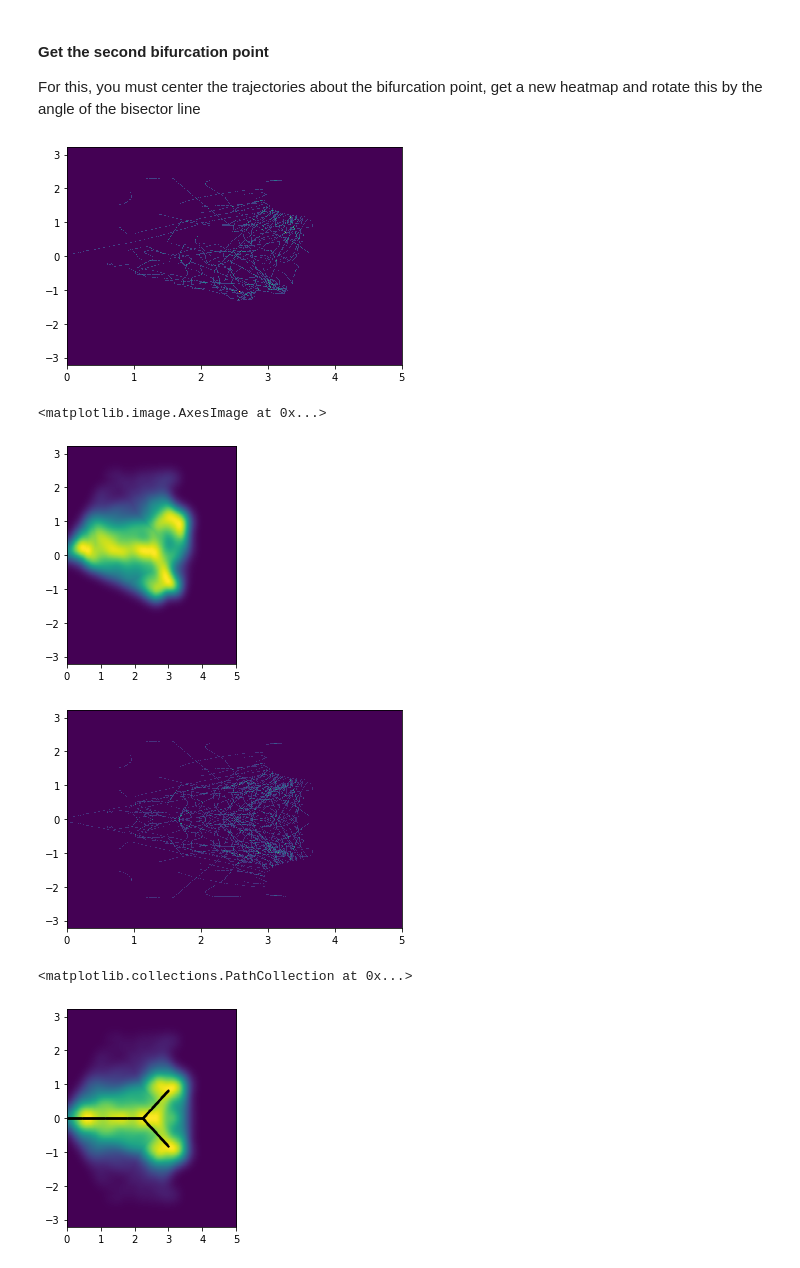
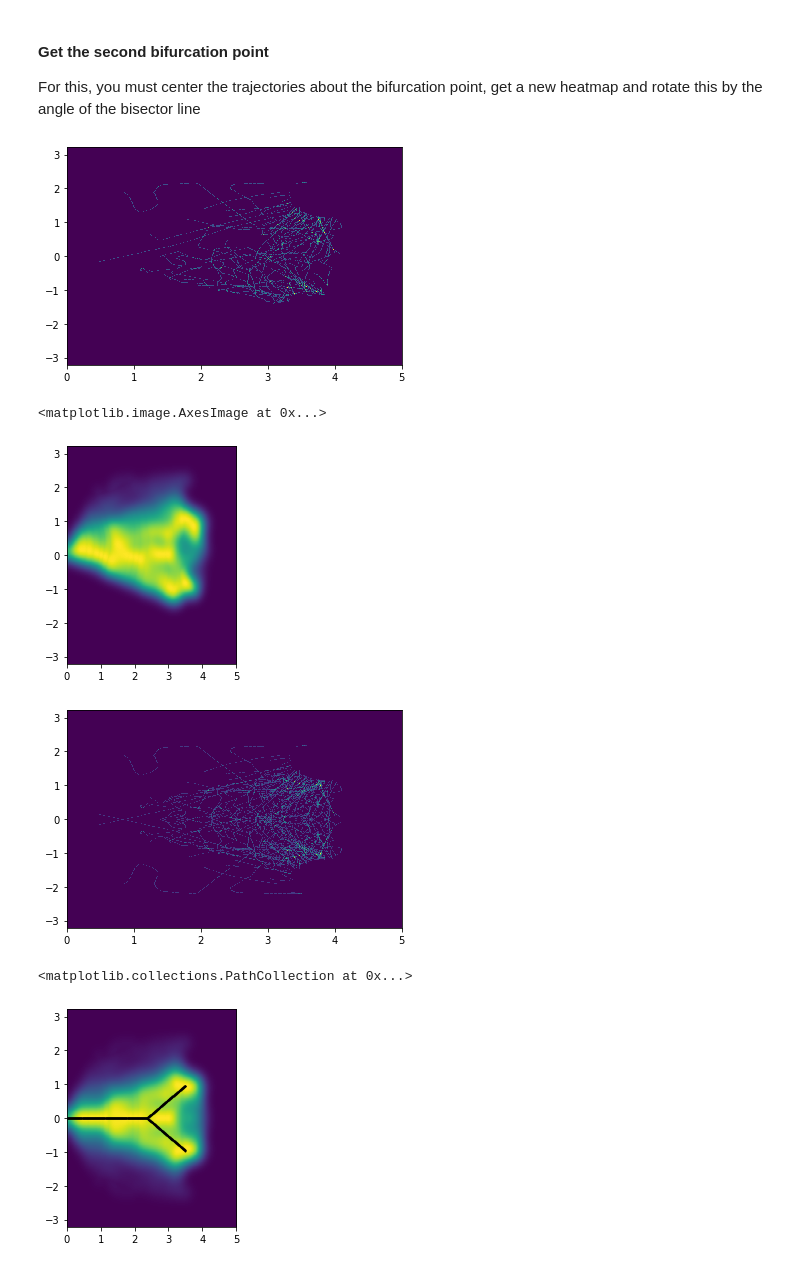
Before and after one commit to RnoB/fly-matrix, a Jupyter notebook: tracks_visualisation.ipynb, the cells around one changed output. Drawn from its saved outputs; the diff is of its cells as text; code cells hidden in the pictures.

```diff
--- a/tracks_visualisation.ipynb
+++ b/tracks_visualisation.ipynb
@@ -29,8 +29,8 @@ projectDB = "/mnt/ssd1/Documents/Vivek/flyVR/fly-matrix/dbGen/flyProjects.db"
 expDB = "/mnt/ssd1/Documents/Vivek/flyVR/fly-matrix/dbGen/flyExperiments.db"
 
 
-nPosts = 2
-long_ev = False
+nPosts = 3
+long_ev = True
 window_size = 20 if nPosts == 2 else 30
 spatial_discretisation_step = 0.01
 # %%
@@ -666,7 +671,7 @@ if nPosts == 2:
         params1 = fit_params
 
 else:
-    bif_pt = 0.8
+    bif_pt = 0.75
     params1 = [1, 1, 0.5]
 
     xs1 = xs[xs < 2.9]
@@ -814,12 +819,12 @@ for idx, t in enumerate(range(tmin, tmax)):
     else:
         tmp_img1 = np.fmax(tmp_img1, tmp_img)
 # %% [output]
-[figure, old version]
+[figure, new version]
 # %%
 plt.imshow(tmp_img1, extent=[r1[0][0], r1[0][1], r1[1][0], r1[1][1]])
 # %% [output]
 <matplotlib.image.AxesImage at 0x...>
-[figure, old version]
+[figure, new version]
 # %%
 bif_pt = 2
 params2 = [2.5, 1, 0.5]
@@ -857,30 +862,30 @@ for i in range(0, 10):
     )
     params2 = fit_params
 # %% [output]
-[figure, old version]
+[figure, new version]
 # %%
 plt.imshow(tmp_img1, extent=[r1[0][0], r1[0][1], r1[1][0], r1[1][1]])
 
 parameters = params2
 step_len = 0.01
 
 x1 = np.arange(step_len, parameters[0], step_len)
 y1 = np.zeros(len(x1))
 
-x = np.arange(parameters[0], 3, step_len)
+x = np.arange(parameters[0], 3.5, step_len)
 x2 = np.concatenate((x, x))
 y2 = np.concatenate(
     (
         (parameters[2] * (x - parameters[0])) ** parameters[1],
         -(parameters[2] * (x - parameters[0])) ** parameters[1],
     )
 )
 
 plt.scatter(x1, y1, c="black", s=1)
 plt.scatter(x2, y2, c="black", s=1)
 # %% [output]
 <matplotlib.collections.PathCollection at 0x...>
-[figure, old version]
+[figure, new version]
 # %%
 bif2 = np.array([params2[0], 0]).reshape(1, -1)
 ang = angle[0]
```
Also changed, not shown: parts of 9 cells of this notebook, 9 other files.
